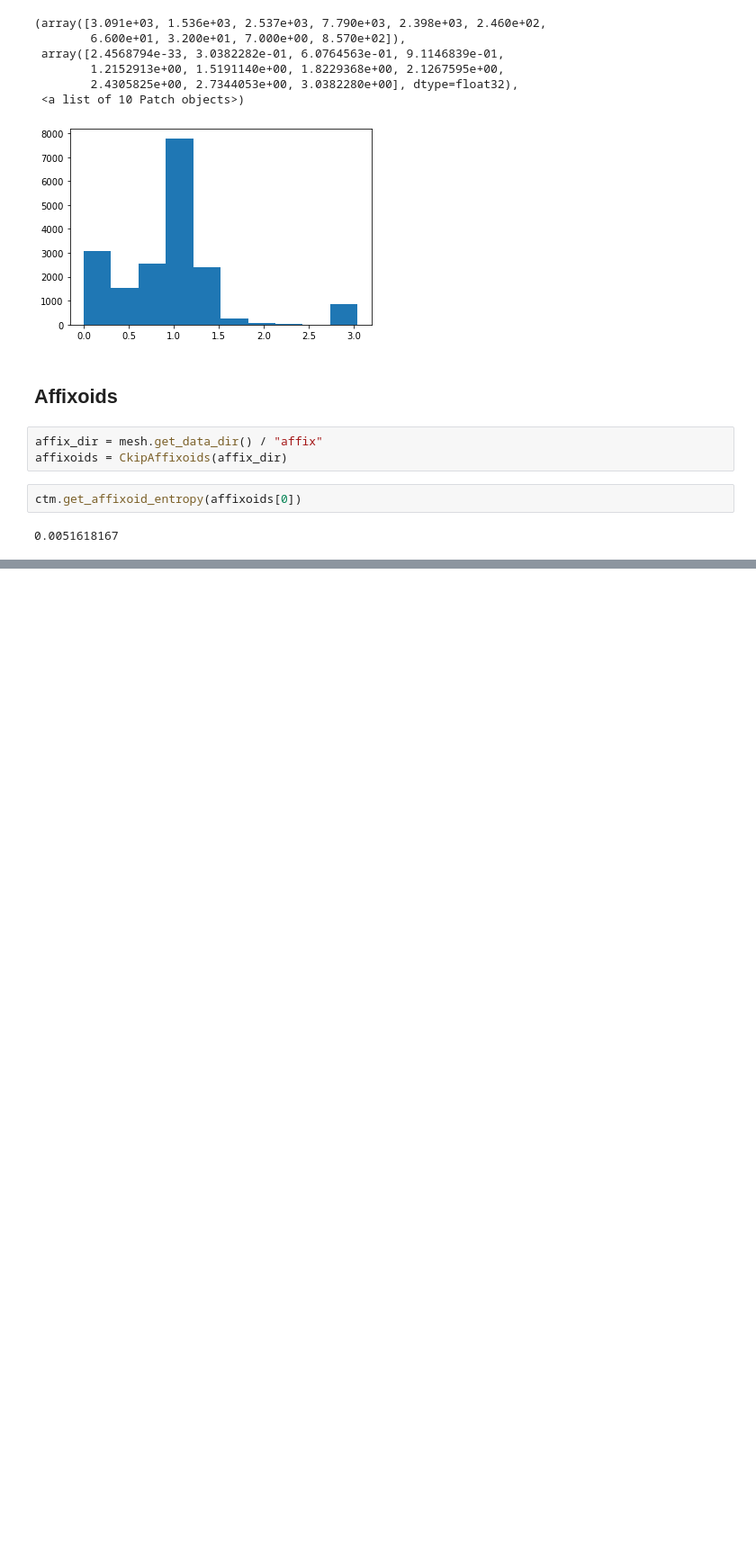
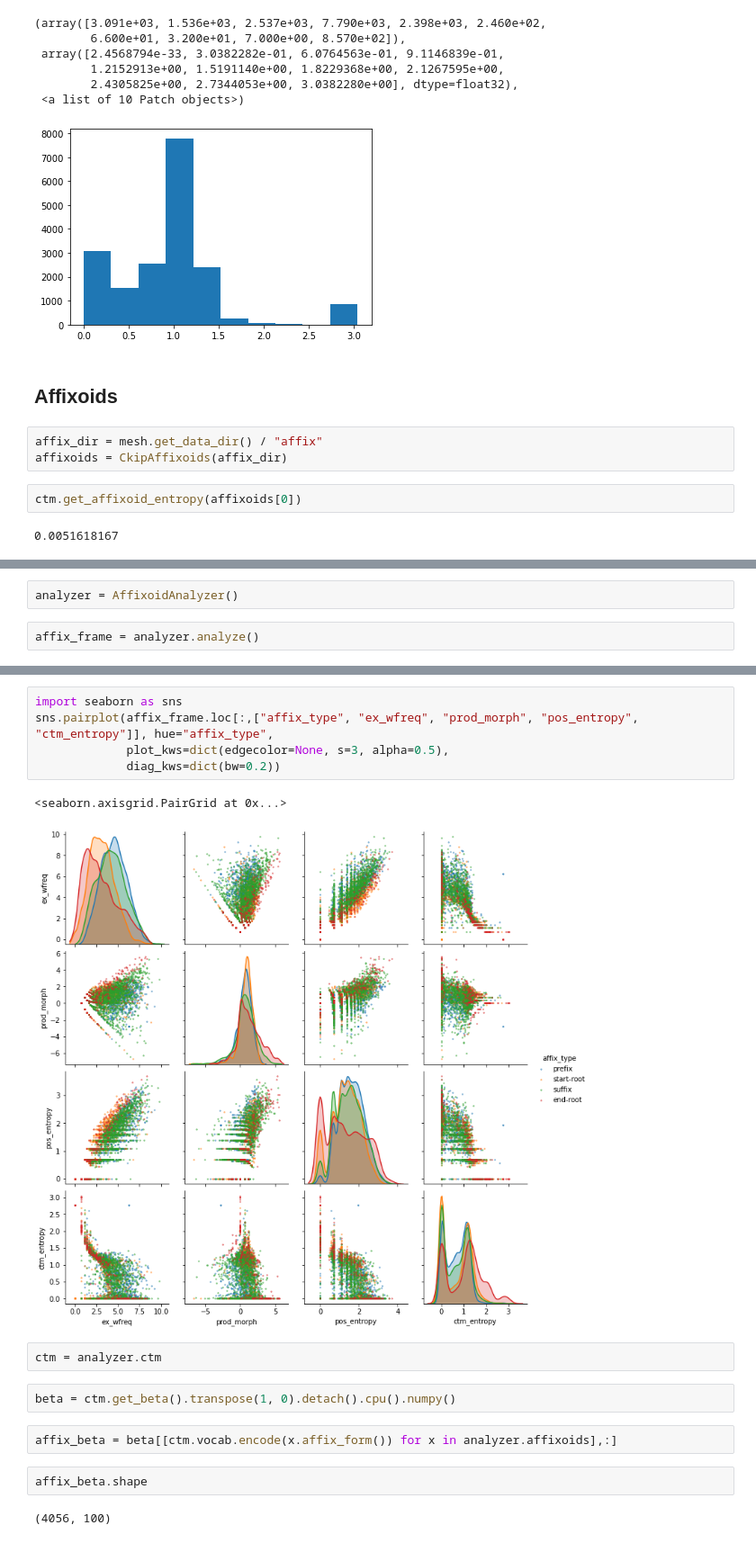
Before and after one commit to seantyh/OntoDeepLex, a Jupyter notebook: notebooks/70-affix/70.32-affix-ctm-model.ipynb, the cells around one changed output, grey strips where cells are left out. Shown at 90% size. Saved outputs shown, nothing was run; the diff lists cells and outputs as text; blank space fills up the shorter version.

```diff
--- a/notebooks/70-affix/70.32-affix-ctm-model.ipynb
+++ b/notebooks/70-affix/70.32-affix-ctm-model.ipynb
@@ -64,0 +74,4 @@ ctm.get_affixoid_entropy(affixoids[0])
+# %%
+analyzer = AffixoidAnalyzer()
+# %%
+affix_frame = analyzer.analyze()
@@ -64,0 +102,18 @@ ctm.get_affixoid_entropy(affixoids[0])
+# %%
+import seaborn as sns
+sns.pairplot(affix_frame.loc[:,["affix_type", "ex_wfreq", "prod_morph", "pos_entropy", "ctm_entropy"]], hue="affix_type",
+             plot_kws=dict(edgecolor=None, s=3, alpha=0.5),
+             diag_kws=dict(bw=0.2))
+# %% [output]
+<seaborn.axisgrid.PairGrid at 0x...>
+[figure, added]
+# %%
+ctm = analyzer.ctm
+# %%
+beta = ctm.get_beta().transpose(1, 0).detach().cpu().numpy()
+# %%
+affix_beta = beta[[ctm.vocab.encode(x.affix_form()) for x in analyzer.affixoids],:]
+# %%
+affix_beta.shape
+# %% [output]
+(4056, 100)
```
Also changed, not shown: parts of 12 cells of this notebook, 4 other files.
